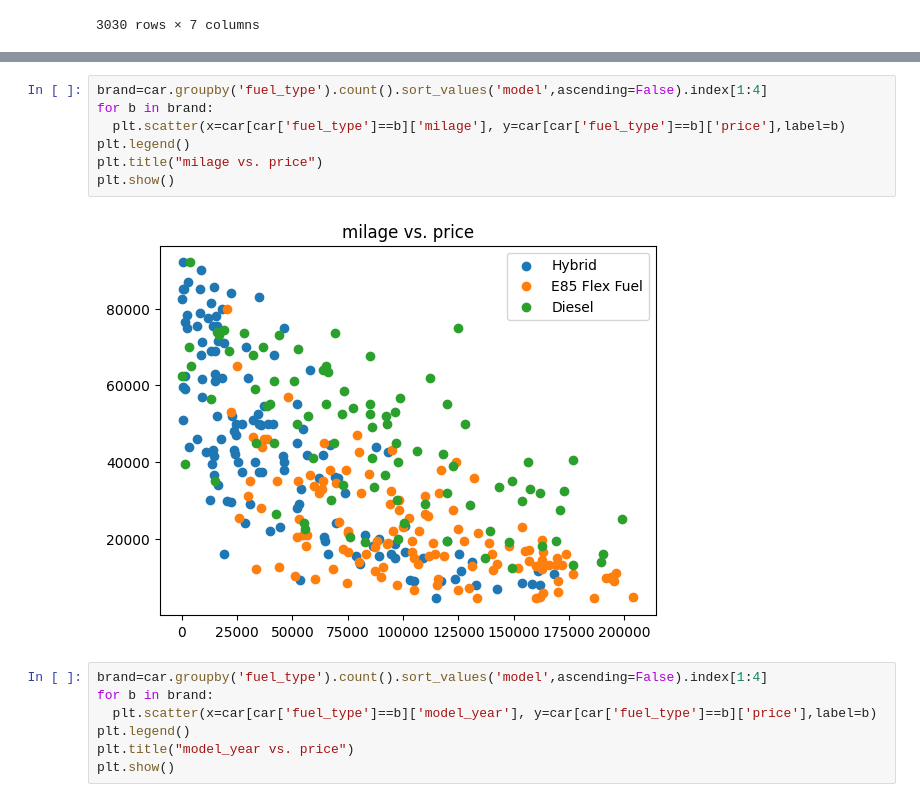
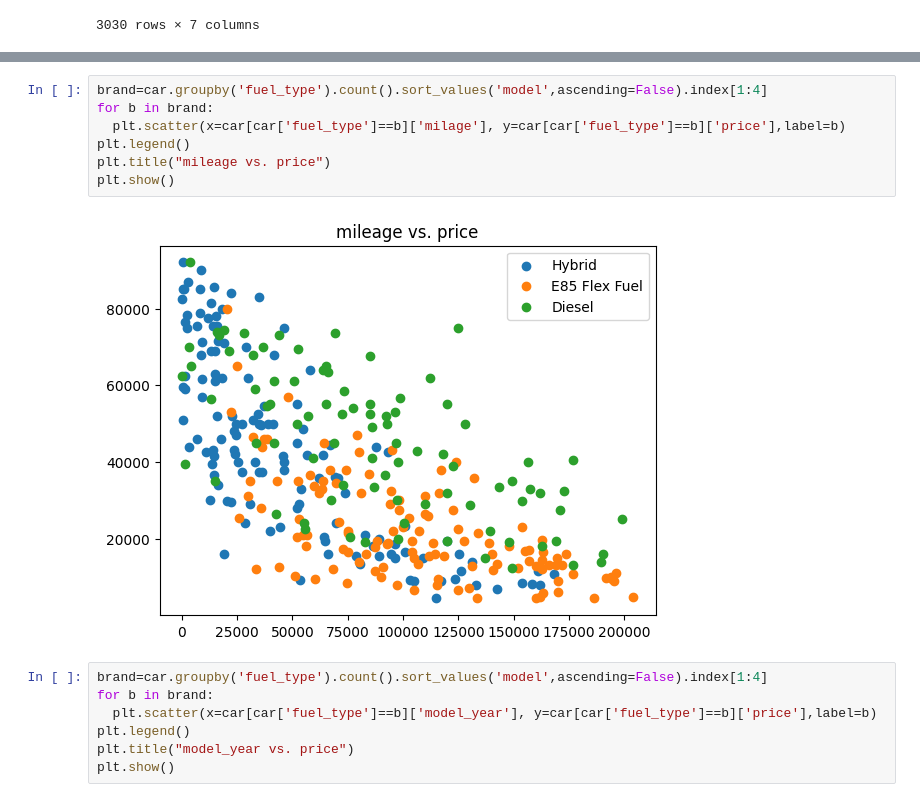
Before and after one commit to alexseungminhan/Python-Colab-Data-Analysis, a Jupyter notebook: used_car.ipynb, the cells around one changed output, grey strips where cells are left out. Drawn from its saved outputs; the diff is of its cells as text.

```diff
--- a/used_car.ipynb
+++ b/used_car.ipynb
@@ -269,12 +251,12 @@ plt.show()
 # %%
 brand=car.groupby('fuel_type').count().sort_values('model',ascending=False).index[1:4]
 for b in brand:
   plt.scatter(x=car[car['fuel_type']==b]['milage'], y=car[car['fuel_type']==b]['price'],label=b)
 plt.legend()
-plt.title("milage vs. price")
+plt.title("mileage vs. price")
 plt.show()
 # %% [output]
-[figure, old version]
+[figure, new version]
 # %%
 brand=car.groupby('fuel_type').count().sort_values('model',ascending=False).index[1:4]
 for b in brand:
```
Also changed, not shown: parts of 11 cells of this notebook.
